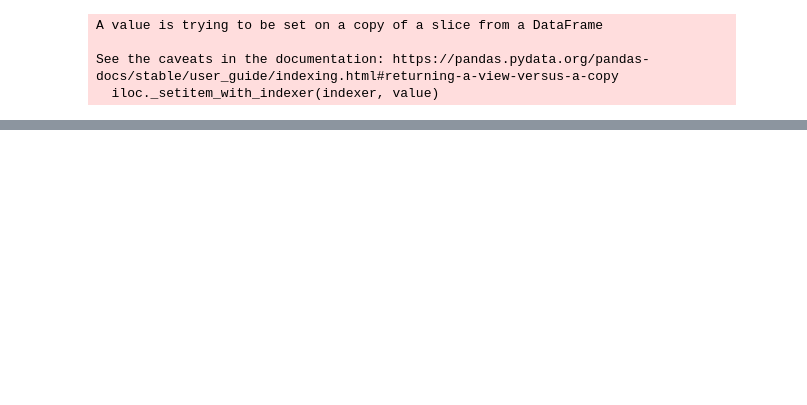
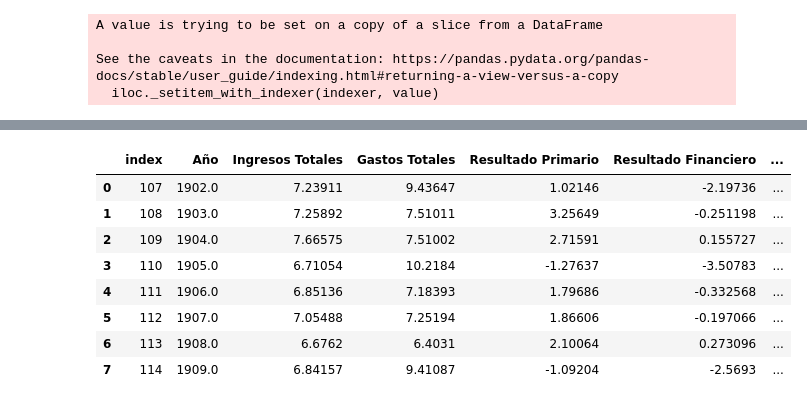
Before and after one commit to lucatoss/caja-de-conversi-n, a Jupyter notebook: La primera caja de conversión en cifras.ipynb, the cells around one changed output, grey strips where cells are left out. Drawn from its saved outputs; the diff is of its cells as text; code cells hidden in the pictures; blank space fills up the shorter version.

```diff
--- a/La primera caja de conversión en cifras.ipynb
+++ b/La primera caja de conversión en cifras.ipynb
@@ -275,0 +313,17 @@ plt.show()
+# %%
+figure(figsize=(8, 6), dpi=100)
+
+plt.plot(resultado_corte['Año'], resultado_corte['Resultado Primario'], color='r')
+plt.plot(resultado_corte['Año'], resultado_corte['Resultado Financiero'], color='b')
+
+plt.show()
+# %% [output]
+|  | index | Año | Ingresos Totales | Gastos Totales | Resultado Primario | Resultado Financiero | ... |
+| 0 | 107 | 1902.0 | 7.23911 | 9.43647 | 1.02146 | -2.19736 | ... |
+| 1 | 108 | 1903.0 | 7.25892 | 7.51011 | 3.25649 | -0.251198 | ... |
+| 2 | 109 | 1904.0 | 7.66575 | 7.51002 | 2.71591 | 0.155727 | ... |
+| 3 | 110 | 1905.0 | 6.71054 | 10.2184 | -1.27637 | -3.50783 | ... |
+| 4 | 111 | 1906.0 | 6.85136 | 7.18393 | 1.79686 | -0.332568 | ... |
+| 5 | 112 | 1907.0 | 7.05488 | 7.25194 | 1.86606 | -0.197066 | ... |
+| 6 | 113 | 1908.0 | 6.6762 | 6.4031 | 2.10064 | 0.273096 | ... |
+| 7 | 114 | 1909.0 | 6.84157 | 9.41087 | -1.09204 | -2.5693 | ... |
```
Also changed, not shown: parts of 15 cells of this notebook.
